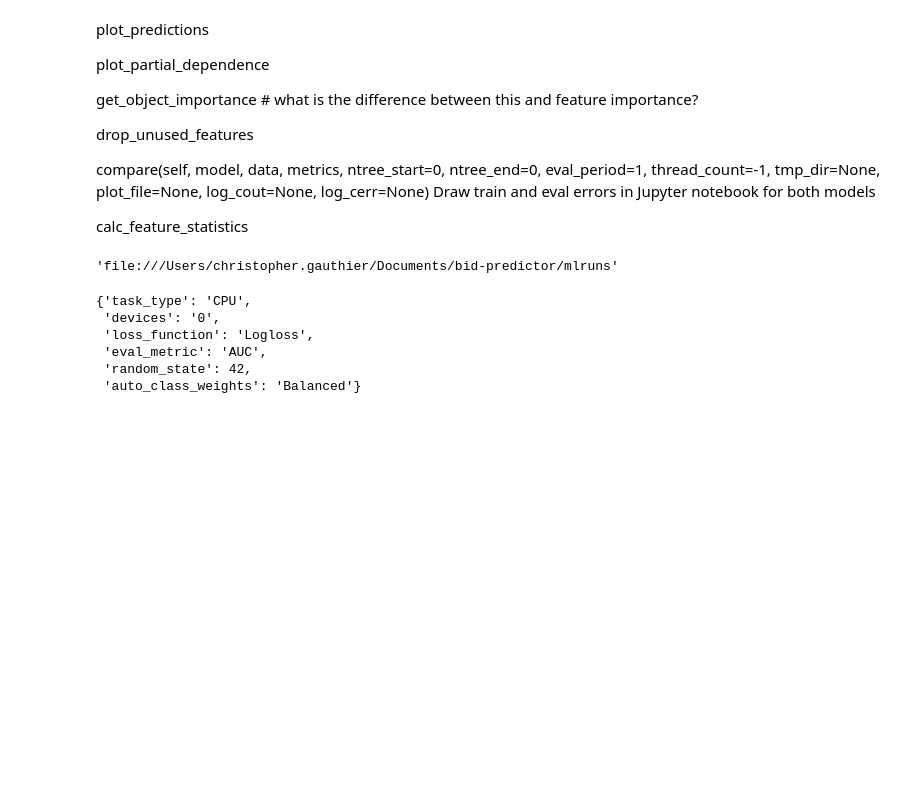
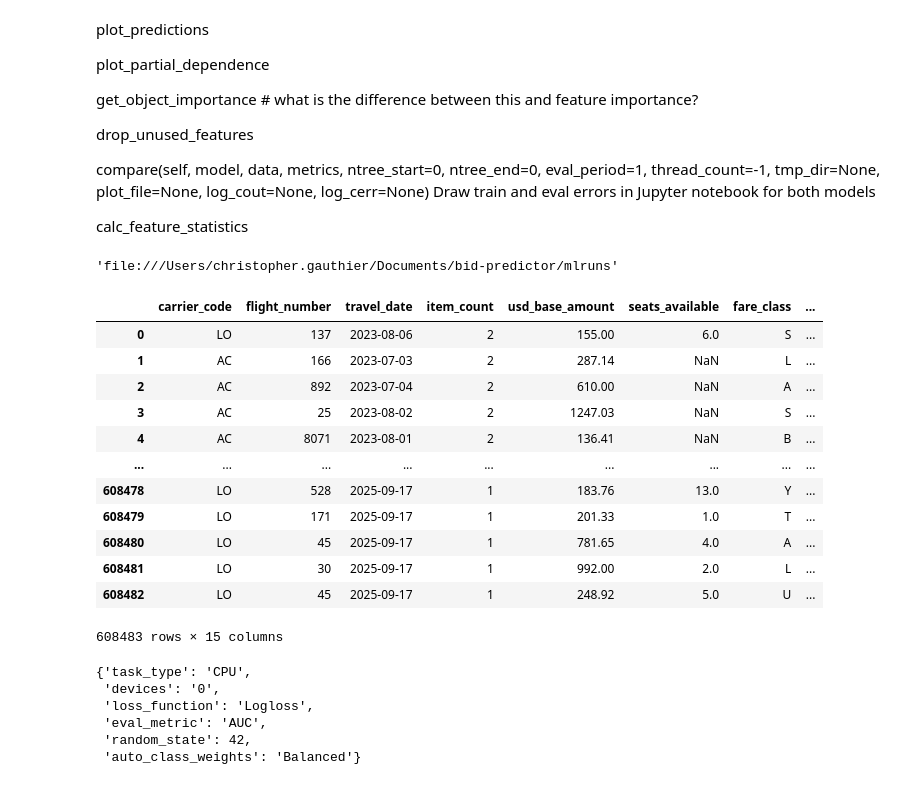
Before and after one commit to WhistlerG99/bid-predictor, a Jupyter notebook: notebooks/mlflow_model_registry.ipynb, the cells around one changed output. Saved outputs shown, nothing was run; the diff lists cells and outputs as text; code cells hidden in the pictures; blank space fills up the shorter version.

```diff
--- a/notebooks/mlflow_model_registry.ipynb
+++ b/notebooks/mlflow_model_registry.ipynb
@@ -40,3 +39,32 @@ pipeline3 = mlflow.sklearn.load_model("runs:/593595e608e841f1a95ee9ccbdd8ca77/pi
+# %%
+train_file = "~/Documents/old-bid-predictor/bid_data_enriched_new_reduced.csv"
+# %%
+data = pd.read_csv(
+    train_file,
+    parse_dates=["travel_date"],
+    dtype={
+        "carrier_code": "category",
+        "flight_number": "category",
+        "fare_class": "category",
+    },
+    low_memory=False,
+)
+# %%
+data[data.travel_date>""]
+# %% [output]
+|  | carrier_code | flight_number | travel_date | item_count | usd_base_amount | seats_available | fare_class | ... |
+| 0 | LO | 137 | 2023-08-06 | 2 | 155.00 | 6.0 | S | ... |
+| 1 | AC | 166 | 2023-07-03 | 2 | 287.14 | NaN | L | ... |
+| 2 | AC | 892 | 2023-07-04 | 2 | 610.00 | NaN | A | ... |
+| 3 | AC | 25 | 2023-08-02 | 2 | 1247.03 | NaN | S | ... |
+| 4 | AC | 8071 | 2023-08-01 | 2 | 136.41 | NaN | B | ... |
+| ... | ... | ... | ... | ... | ... | ... | ... | ... |
+| 608478 | LO | 528 | 2025-09-17 | 1 | 183.76 | 13.0 | Y | ... |
+| 608479 | LO | 171 | 2025-09-17 | 1 | 201.33 | 1.0 | T | ... |
+| 608480 | LO | 45 | 2025-09-17 | 1 | 781.65 | 4.0 | A | ... |
+| 608481 | LO | 30 | 2025-09-17 | 1 | 992.00 | 2.0 | L | ... |
+| 608482 | LO | 45 | 2025-09-17 | 1 | 248.92 | 5.0 | U | ... |
+608483 rows × 15 columns
 # %%
 pipeline3[-1].cb_params
 # %% [output]
```
Also changed, not shown: parts of 1 cell of this notebook, 2 other files.
